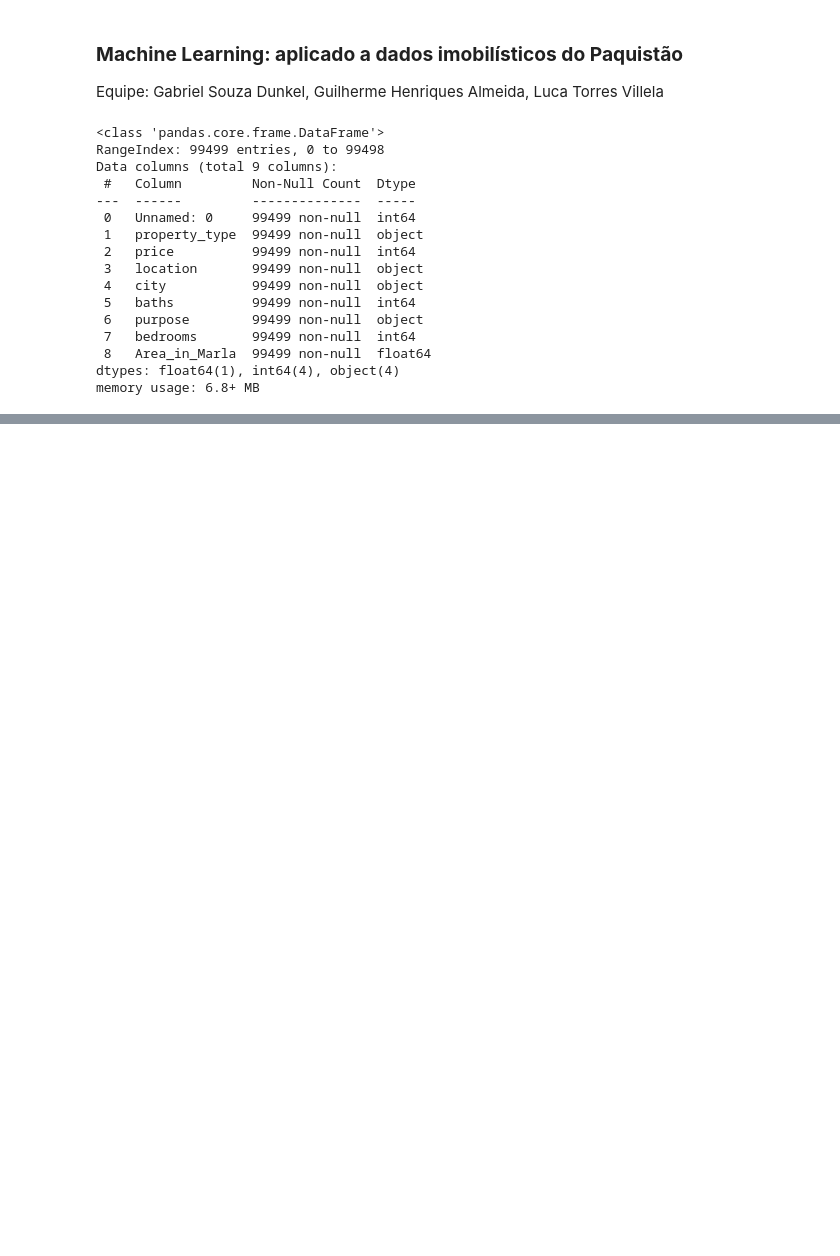
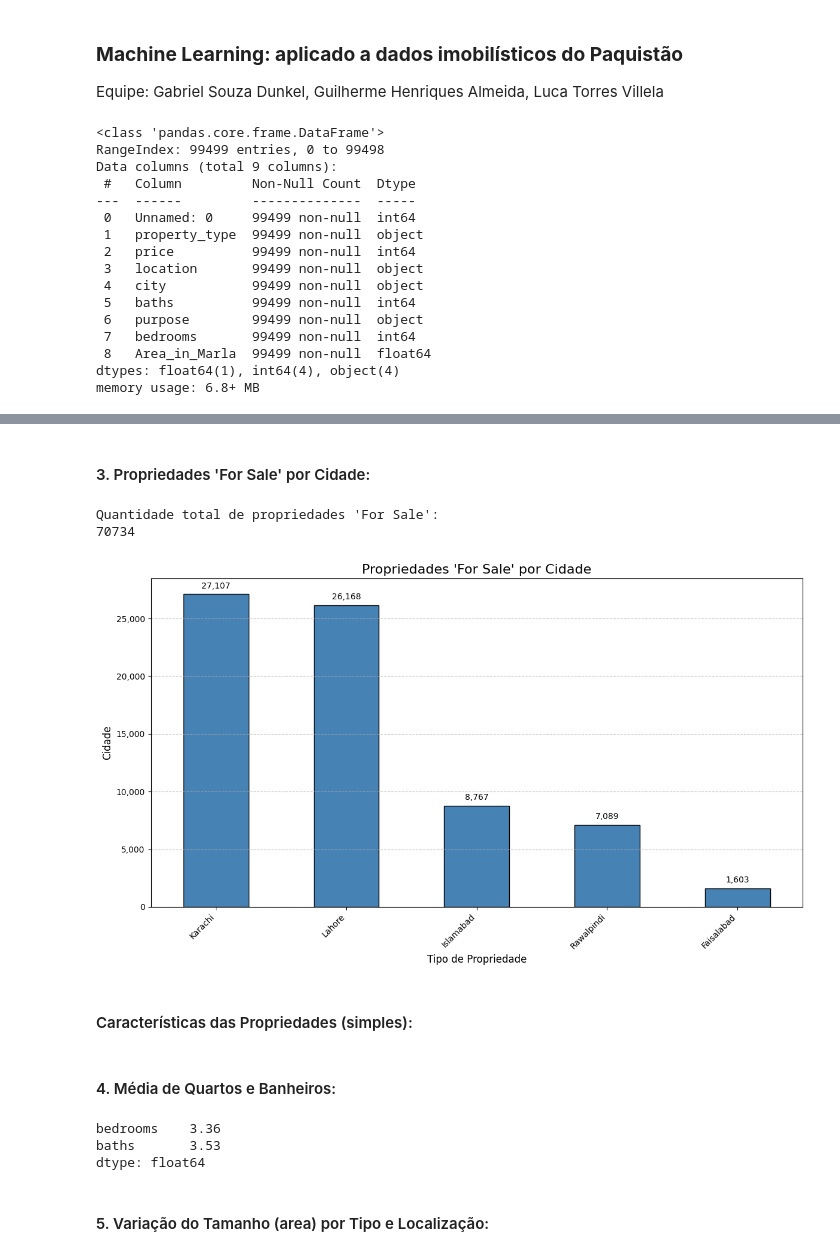
Before and after one commit to lucavillela/pakistan-estate-ml, a Jupyter notebook: main.ipynb, the cells around one changed output, grey strips where cells are left out. Saved outputs shown, nothing was run; the diff lists cells and outputs as text; code cells hidden in the pictures; blank space fills up the shorter version.

```diff
--- a/main.ipynb
+++ b/main.ipynb
@@ -70,0 +171,64 @@ clean_df.head()
+# %% [markdown]
+#### 3. Propriedades 'For Sale' por Cidade:
+# %%
+df_em_venda = clean_df[clean_df['purpose'] == 'For Sale']
+
+quantidade_venda = len(df_em_venda)
+em_venda_por_cidade = clean_df[clean_df['purpose'] == 'For Sale']['city'].value_counts()
+
+print("Quantidade total de propriedades 'For Sale':")
+print(quantidade_venda)
+
+plt.figure(figsize=(12, 7))
+ax1 = em_venda_por_cidade.plot(
+    kind='bar',
+    color='steelblue',
+    edgecolor='black'
+)
+
+plt.title('Propriedades \'For Sale\' por Cidade', fontsize=16)
+plt.xlabel('Tipo de Propriedade', fontsize=12)
+plt.ylabel('Cidade', fontsize=12)
+plt.xticks(rotation=45, ha='right')
+plt.grid(axis='y', linestyle='--', alpha=0.7)
+
+# Formatar o eixo Y como moeda
+formatter = mticker.FuncFormatter(lambda x, p: f'{x:,.0f}')
+ax1.yaxis.set_major_formatter(formatter)
+
+# **Adicionar rótulos de dados (valores) nas barras**
+for p in ax1.patches:
+    height = p.get_height()
+    ax1.annotate(f'{height:,.0f}',
+        (p.get_x() + p.get_width() / 2., height),
+        ha='center', va='bottom',
+        xytext=(0, 5), textcoords='offset points',
+        fontsize=10)
+
+plt.tight_layout()
+plt.show()
+
+# print(em_venda_por_cidade)
+# print("\n")
+# %% [output]
+Quantidade total de propriedades 'For Sale':
+70734
+[figure, added]
+# %% [markdown]
+#### Características das Propriedades (simples):
+# %% [markdown]
+#### 4. Média de Quartos e Banheiros:
+# %%
+media_comodos = clean_df[['bedrooms', 'baths']].mean().round(2)
+# mediana_comodos = clean_df[['bedrooms', 'baths']].median()
+
+print(media_comodos)
+print("\n")
+# print(mediana_comodos)
+# print("\n")
+# %% [output]
+bedrooms    3.36
+baths       3.53
+dtype: float64
+# %% [markdown]
+#### 5. Variação do Tamanho (area) por Tipo e Localização:
```
Also changed, not shown: parts of 11 cells of this notebook.
